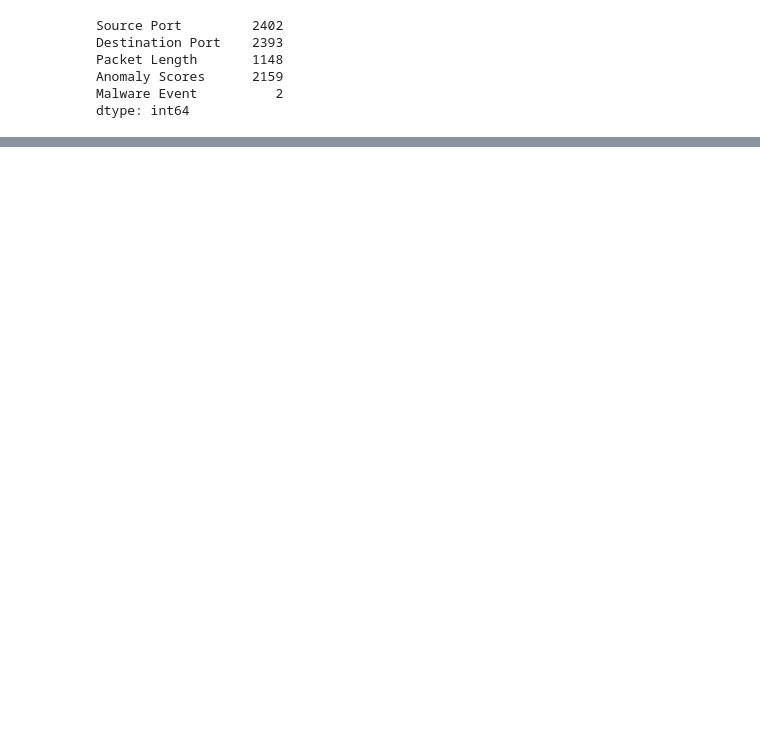
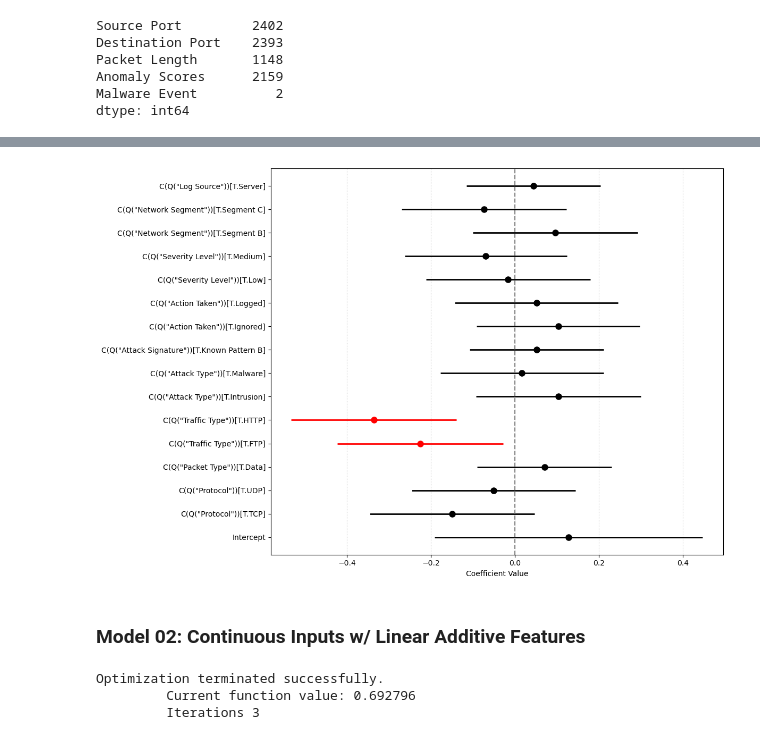
Before and after one commit to mytechnotalent/Reverse-Engineering-Data, a Jupyter notebook: 03-LR.ipynb, the cells around one changed output, grey strips where cells are left out. Cells and saved outputs as stored; diff of their text form; code cells hidden in the pictures; blank space fills up the shorter version.

```diff
--- a/03-LR.ipynb
+++ b/03-LR.ipynb
@@ -419,0 +532,14 @@ plt.show()
+# %%
+my_coefplot(model_01)
+# %% [output]
+[figure, added]
+# %% [markdown]
+### Model 02: Continuous Inputs w/ Linear Additive Features
+# %%
+model_02 = smf.logit(formula=formula_list[2],
+                     data=df_clean). \
+                     fit()
+# %% [output]
+Optimization terminated successfully.
+         Current function value: 0.692796
+         Iterations 3
```
Also changed, not shown: parts of 147 cells of this notebook, 1 other file.
